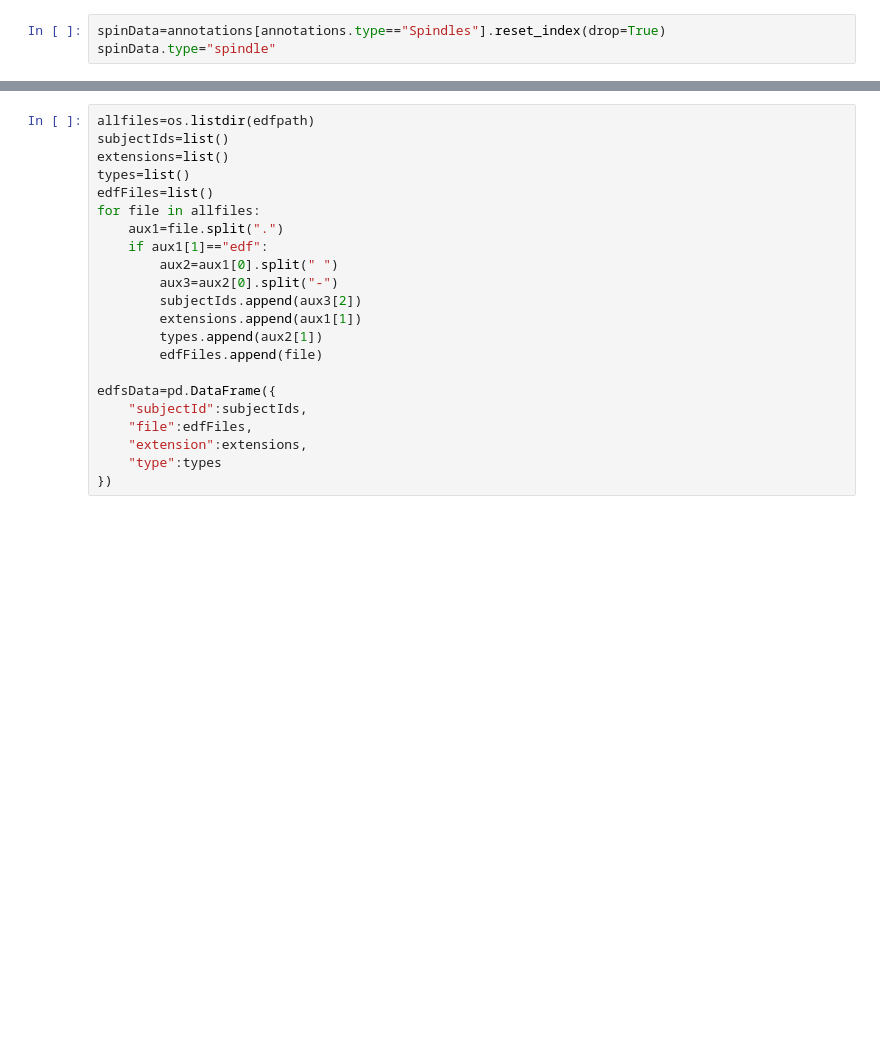
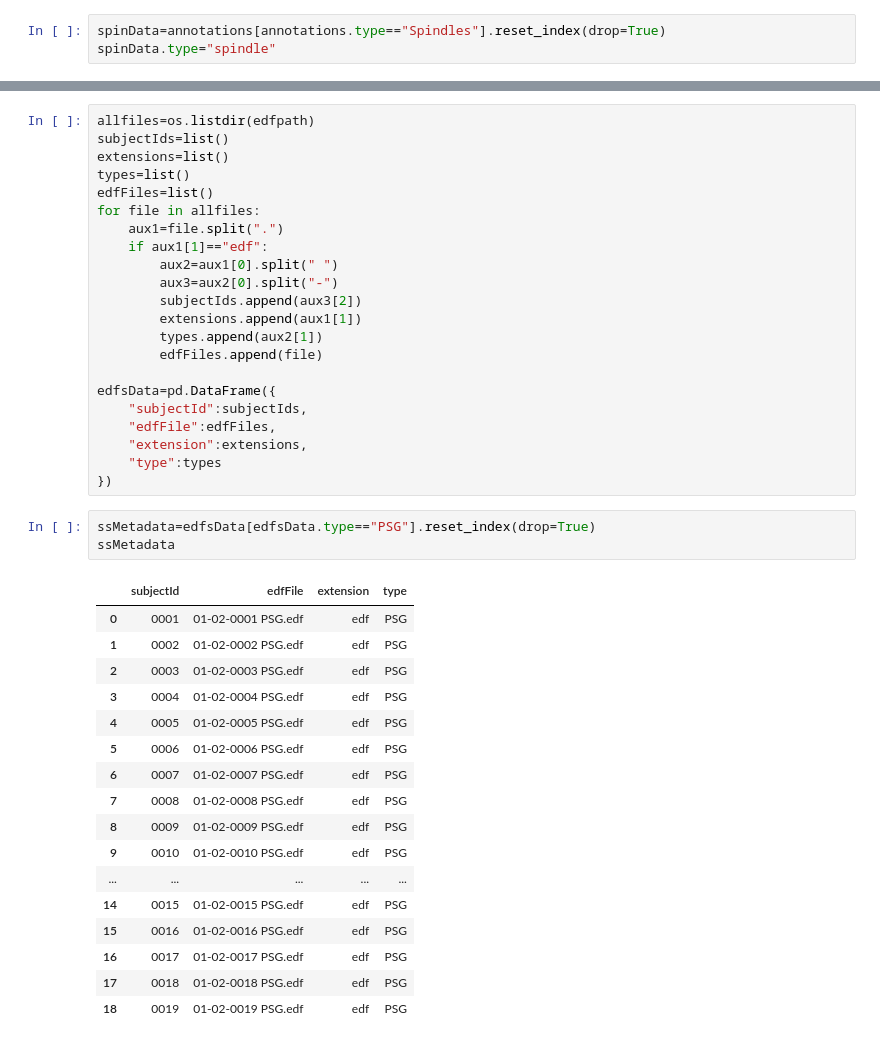
Before and after one commit to quiquegurdiel/SpinCo, a Jupyter notebook: PreProcess001_MASS.ipynb, the cells around one changed output, grey strips where cells are left out. Drawn from its saved outputs; the diff is of its cells as text; blank space fills up the shorter version.

```diff
--- a/PreProcess001_MASS.ipynb
+++ b/PreProcess001_MASS.ipynb
@@ -113,8 +124,29 @@ for file in allfiles:
 
 edfsData=pd.DataFrame({
     "subjectId":subjectIds,
-    "file":edfFiles,
+    "edfFile":edfFiles,
     "extension":extensions,
     "type":types
 })
+# %%
+ssMetadata=edfsData[edfsData.type=="PSG"].reset_index(drop=True)
+ssMetadata
+# %% [output]
+|  | subjectId | edfFile | extension | type |
+| 0 | 0001 | 01-02-0001 PSG.edf | edf | PSG |
+| 1 | 0002 | 01-02-0002 PSG.edf | edf | PSG |
+| 2 | 0003 | 01-02-0003 PSG.edf | edf | PSG |
+| 3 | 0004 | 01-02-0004 PSG.edf | edf | PSG |
+| 4 | 0005 | 01-02-0005 PSG.edf | edf | PSG |
+| 5 | 0006 | 01-02-0006 PSG.edf | edf | PSG |
+| 6 | 0007 | 01-02-0007 PSG.edf | edf | PSG |
+| 7 | 0008 | 01-02-0008 PSG.edf | edf | PSG |
+| 8 | 0009 | 01-02-0009 PSG.edf | edf | PSG |
+| 9 | 0010 | 01-02-0010 PSG.edf | edf | PSG |
+| ... | ... | ... | ... | ... |
+| 14 | 0015 | 01-02-0015 PSG.edf | edf | PSG |
+| 15 | 0016 | 01-02-0016 PSG.edf | edf | PSG |
+| 16 | 0017 | 01-02-0017 PSG.edf | edf | PSG |
+| 17 | 0018 | 01-02-0018 PSG.edf | edf | PSG |
+| 18 | 0019 | 01-02-0019 PSG.edf | edf | PSG |
 # %%
```
Also changed, not shown: parts of 14 cells of this notebook, 14 other files.
